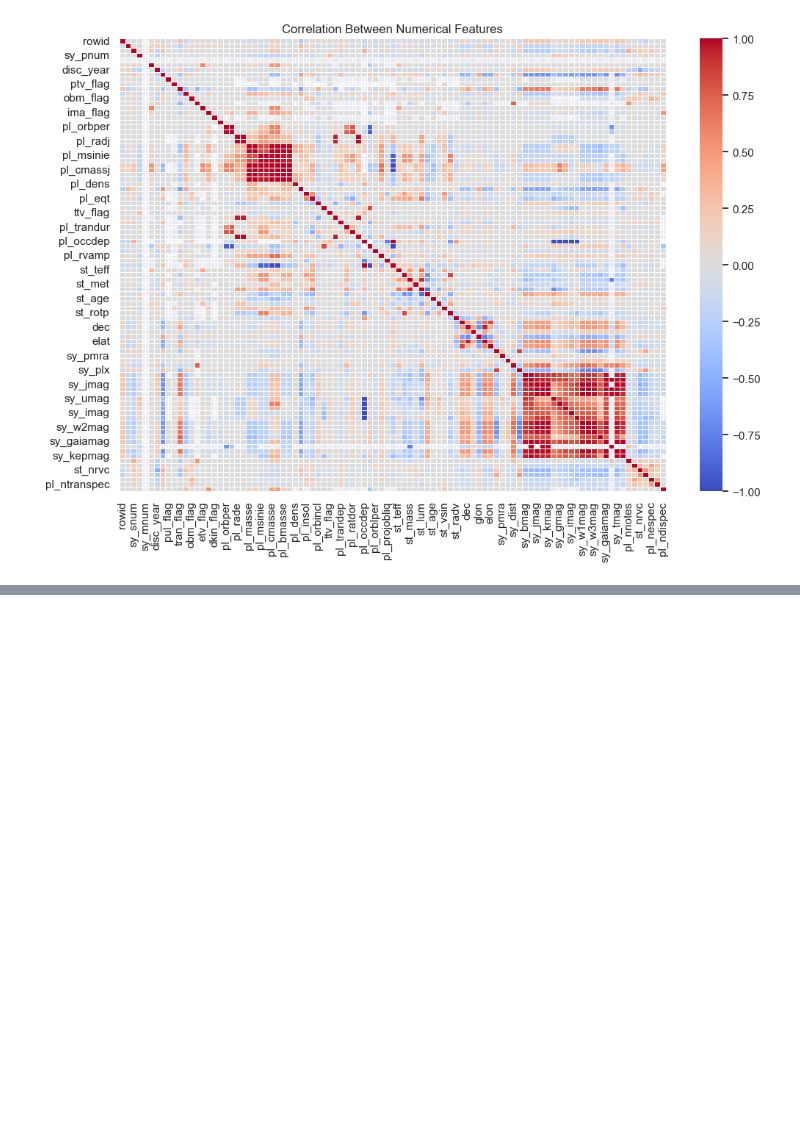
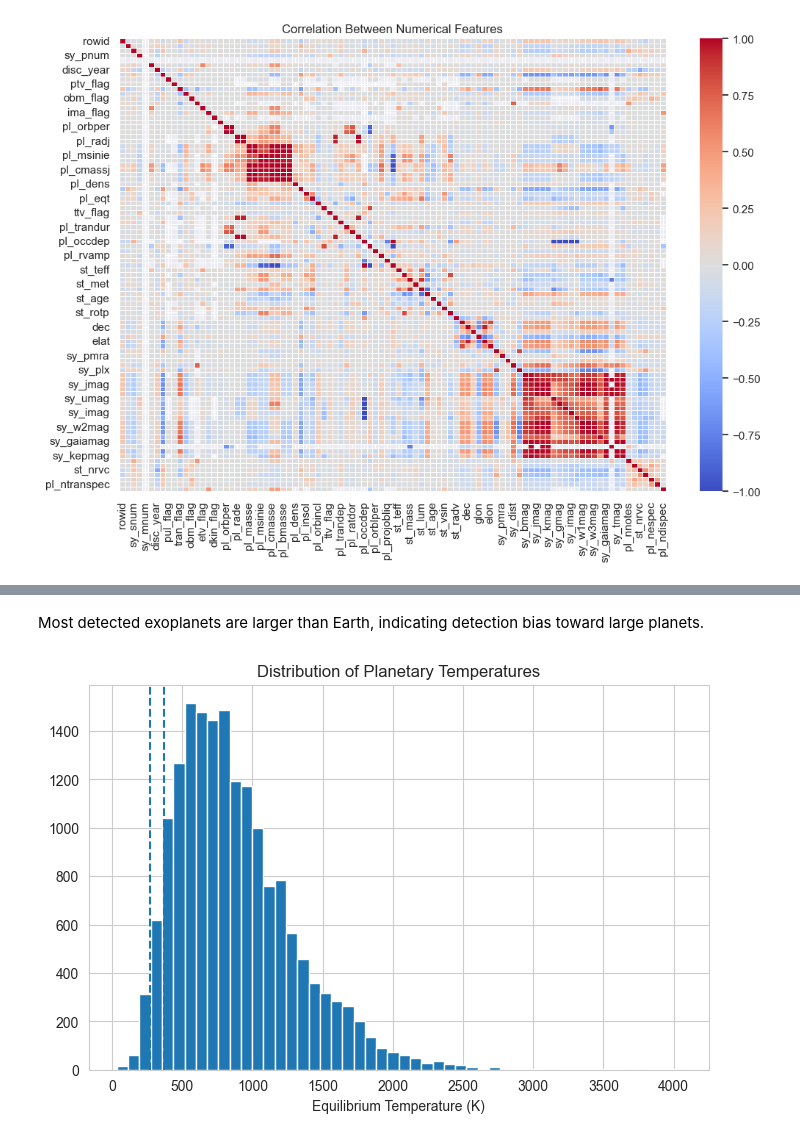
Before and after one commit to ANANYA200421/ExoHabit-AI, a Jupyter notebook: notebooks/milestone-1.ipynb, the cells around one changed output, grey strips where cells are left out. Saved outputs shown, nothing was run; the diff lists cells and outputs as text; code cells hidden in the pictures; blank space fills up the shorter version.

```diff
--- a/notebooks/milestone-1.ipynb
+++ b/notebooks/milestone-1.ipynb
@@ -143,0 +143,12 @@ plt.show()
+# %% [markdown]
+Most detected exoplanets are larger than Earth, indicating detection bias toward large planets.
+# %%
+plt.figure(figsize=(8,5))
+plt.hist(df['pl_eqt'], bins=50)
+plt.axvline(273, linestyle='--')
+plt.axvline(373, linestyle='--')
+plt.xlabel("Equilibrium Temperature (K)")
+plt.title("Distribution of Planetary Temperatures")
+plt.show()
+# %% [output]
+[figure, added]
```
Also changed, not shown: parts of 12 cells of this notebook.
